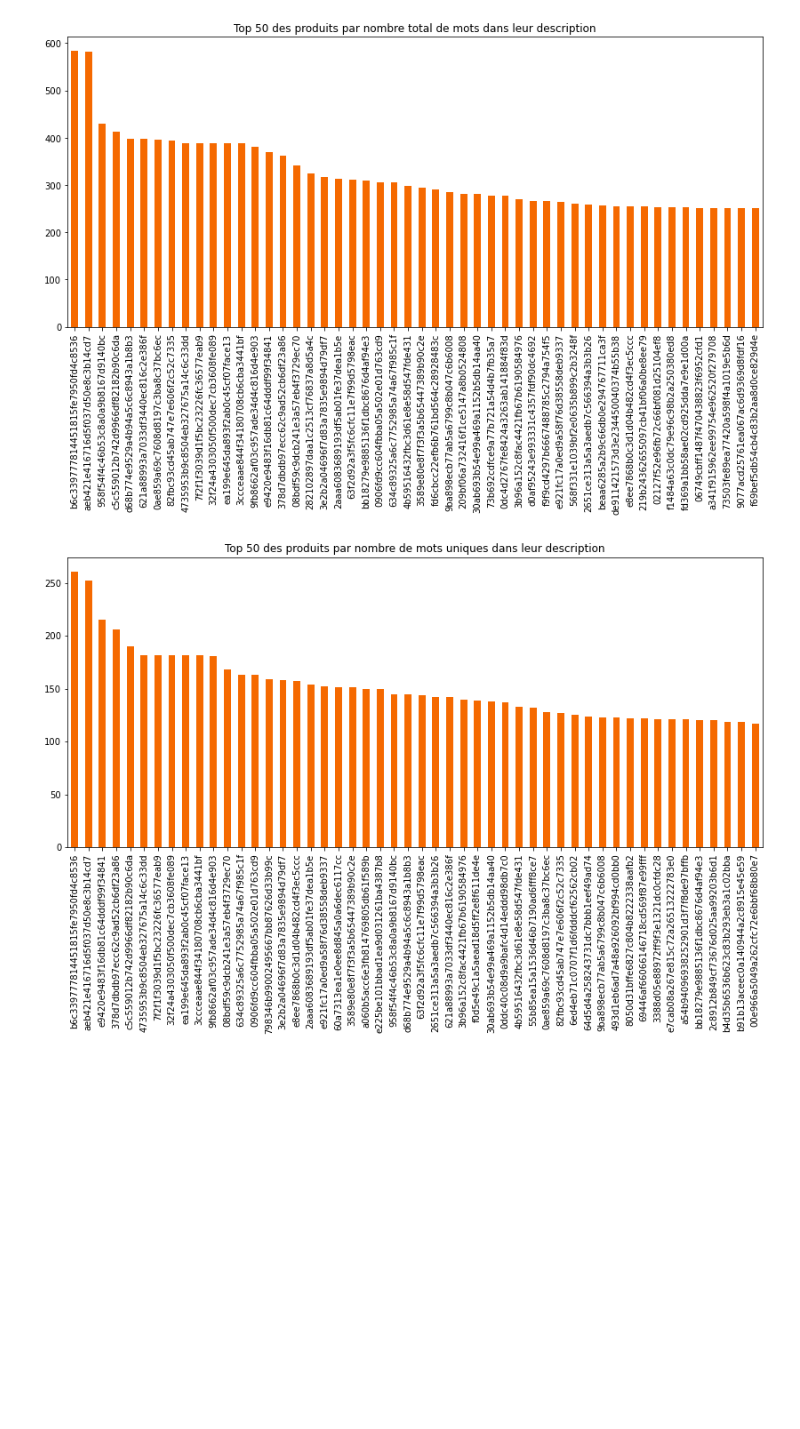
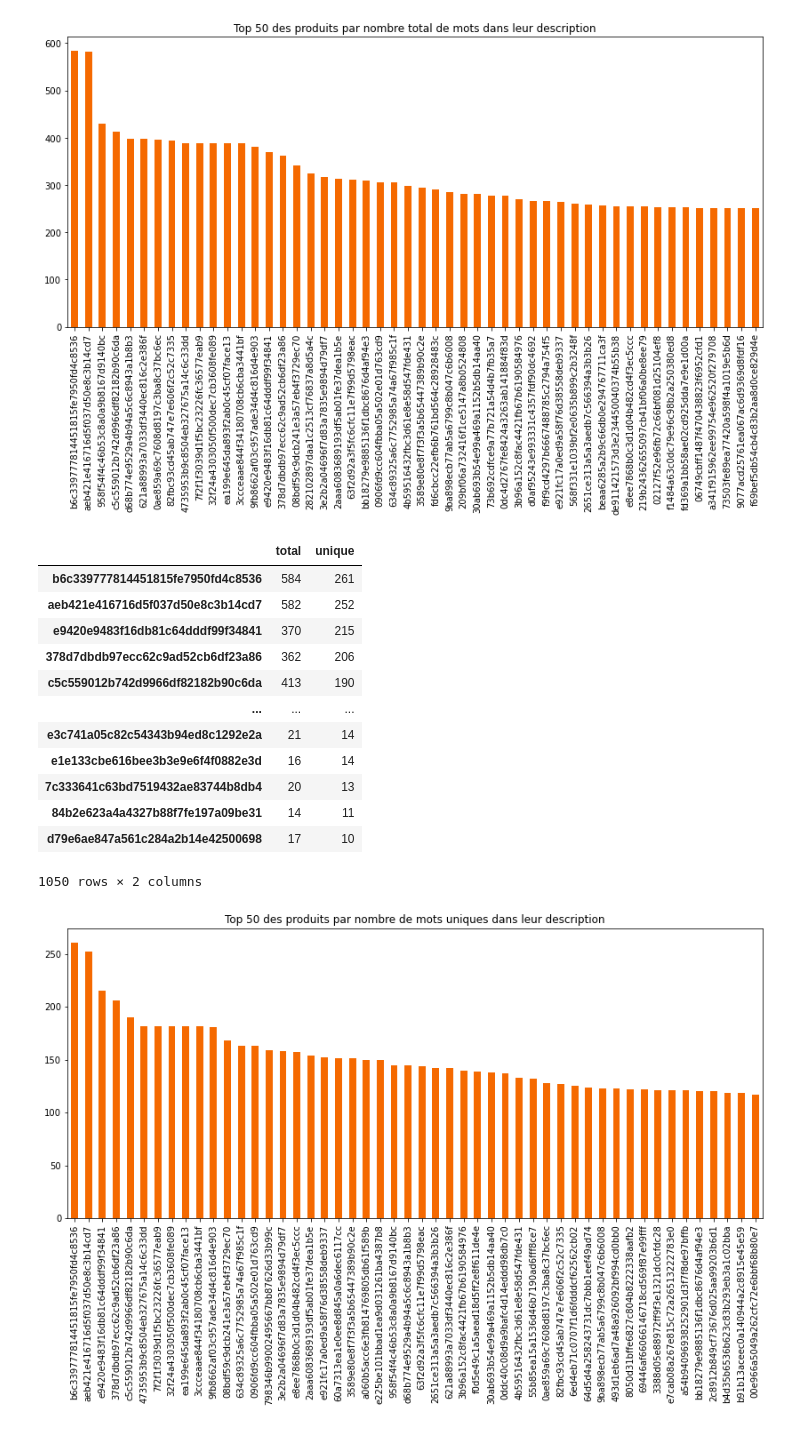
Before and after one commit to sebastienbourgeois/oc-p6-classifier-biens-consommation, a Jupyter notebook: P6_01_notebook.ipynb, the cells around one changed output. Saved outputs shown, nothing was run; the diff lists cells and outputs as text; code cells hidden in the pictures; blank space fills up the shorter version.

```diff
--- a/P6_01_notebook.ipynb
+++ b/P6_01_notebook.ipynb
@@ -162,0 +178,6 @@ descriptions
+# %%
+# Récupération de l'ensemble des mots dans une même liste de mots
+liste_totalite_mots = []
+for produits_id, description_tokenise in descriptions.items():
+    for mot in description_tokenise:
+        liste_totalite_mots.append(mot)
@@ -288,6 +314,22 @@ df.sort_values(by='total', ascending=False, inplace=True)
 df['total'][:50].plot(kind='bar', color="#f56900", title='Top 50 des produits par nombre total de mots dans leur description');
 # %% [output]
 [figure]
+# %%
+df
+# %% [output]
+|  | total | unique |
+| b6c339777814451815fe7950fd4c8536 | 584 | 261 |
+| aeb421e416716d5f037d50e8c3b14cd7 | 582 | 252 |
+| e9420e9483f16db81c64dddf99f34841 | 370 | 215 |
+| 378d7dbdb97ecc62c9ad52cb6df23a86 | 362 | 206 |
+| c5c559012b742d9966df82182b90c6da | 413 | 190 |
+| ... | ... | ... |
+| e3c741a05c82c54343b94ed8c1292e2a | 21 | 14 |
+| e1e133cbe616bee3b3e9e6f4f0882e3d | 16 | 14 |
+| 7c333641c63bd7519432ae83744b8db4 | 20 | 13 |
+| 84b2e623a4a4327b88f7fe197a09be31 | 14 | 11 |
+| d79e6ae847a561c284a2b14e42500698 | 17 | 10 |
+1050 rows × 2 columns
 # %%
 # Affichage des nombre de mots uniques présents dans la description
 df.sort_values(by='unique', ascending=False, inplace=True)
```
Also changed, not shown: parts of 6 cells of this notebook.
